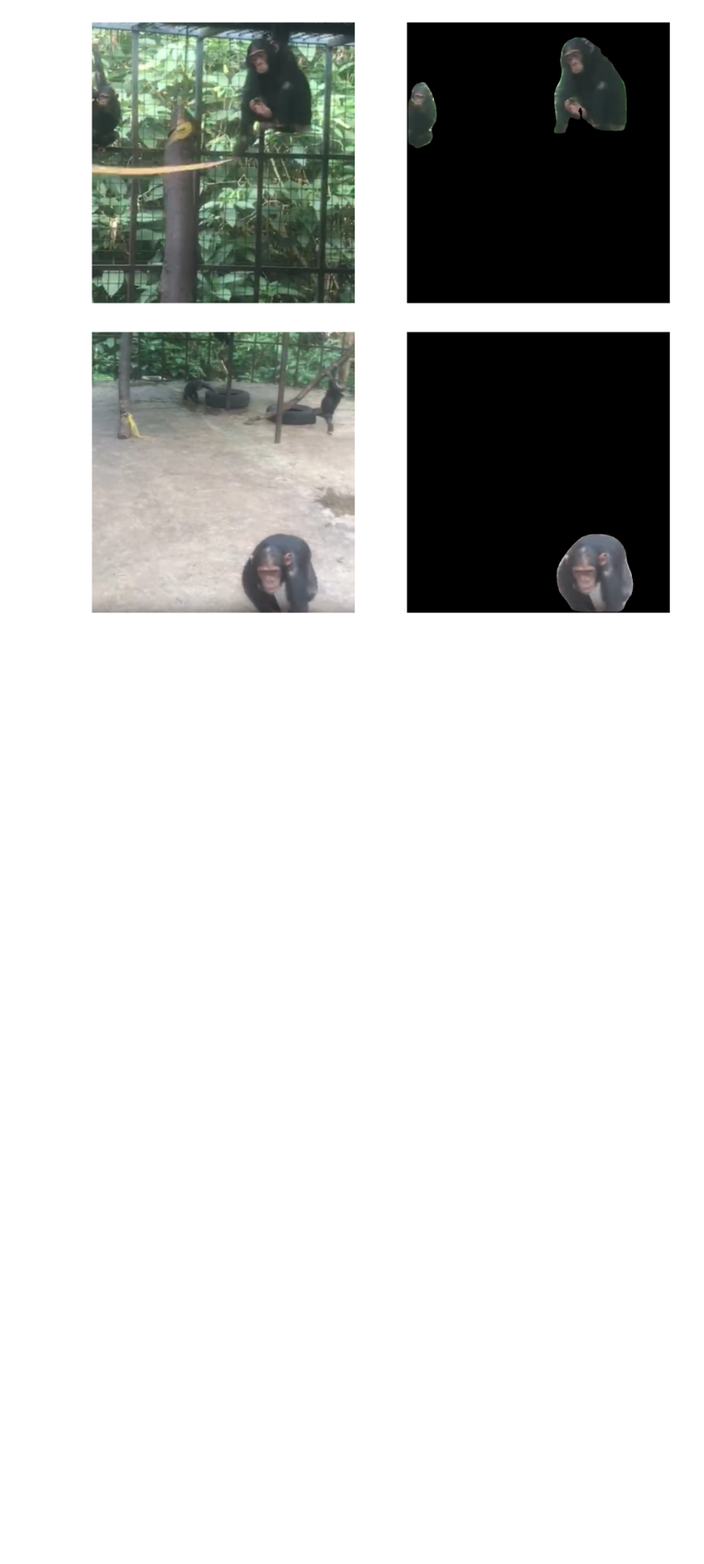
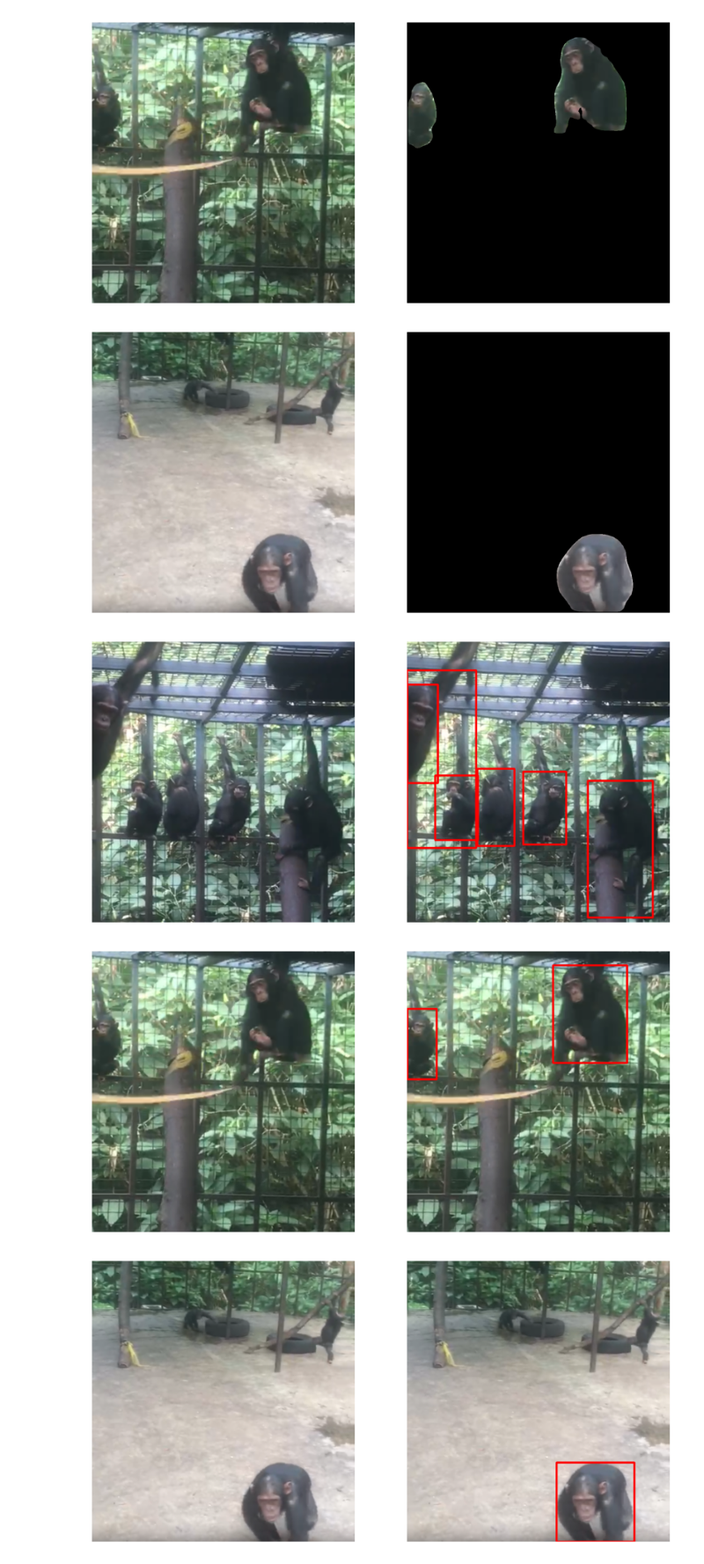
Before and after one commit to TheodoreCouz/ChimpRec, a Jupyter notebook: Code/Superpixel R-CNN/code.ipynb, the cells around one changed output. Shown at 88% size. Drawn from its saved outputs; the diff is of its cells as text; code cells hidden in the pictures; blank space fills up the shorter version.

```diff
--- a/Code/Superpixel R-CNN/code.ipynb
+++ b/Code/Superpixel R-CNN/code.ipynb
@@ -182,3 +193,49 @@ for image_path in paths:
 [figure]
 [figure]
 [figure]
+# %%
+def box_n_objects(image, threshold):
+
+    # Convert the image to float and normalize it to the range [0, 1]
+    image = image.astype(np.float32) / 255.0
+
+    # Convert the image to a tensor for Mask R-CNN input
+    image_tensor = torchvision.transforms.functional.to_tensor(image).unsqueeze(0)
+
+    # Perform inference with Mask R-CNN
+    with torch.no_grad():
+        predictions = model(image_tensor)
+
+    # Get the masks, labels, scores, and bounding boxes from the prediction
+    masks = predictions[0]['masks'].cpu().numpy()  # Shape: [N, 1, H, W]
+    scores = predictions[0]['scores'].cpu().numpy()  # Confidence scores
+    labels = predictions[0]['labels'].cpu().numpy()  # Labels (if needed)
+    boxes = predictions[0]['boxes'].cpu().numpy()  # Bounding boxes
+
+    # Initialize a copy of the original image to draw the bounding boxes
+    boxed_image = (image * 255).astype(np.uint8)  # Convert image back to [0, 255] for visualization
+
+    # Iterate over the top n objects and apply their bounding boxes
+    for idx, score in enumerate(scores):
+        if score <= threshold:
+            continue
+
+        # Get the bounding box coordinates for the current object
+        box = boxes[idx].astype(int)  # Coordinates of the bounding box: [x1, y1, x2, y2]
+        x1, y1, x2, y2 = box
+
+        # Draw a rectangle (bounding box) around the object on the boxed_image
+        cv2.rectangle(boxed_image, (x1, y1), (x2, y2), (255, 0, 0), 5)  # Red box with thickness 2
+
+    return boxed_image
+# %%
+paths = [f"images/group_{i}.png" for i in range(1, 4)]
+for image_path in paths:
+    image = load_image(image_path)
+    image_isolated = box_n_objects(image, 0.7)
+
+    show_images([image, image_isolated])
+# %% [output]
+[figure, added]
+[figure, added]
+[figure, added]
```
Also changed, not shown: parts of 3 cells of this notebook, 3 other files.
